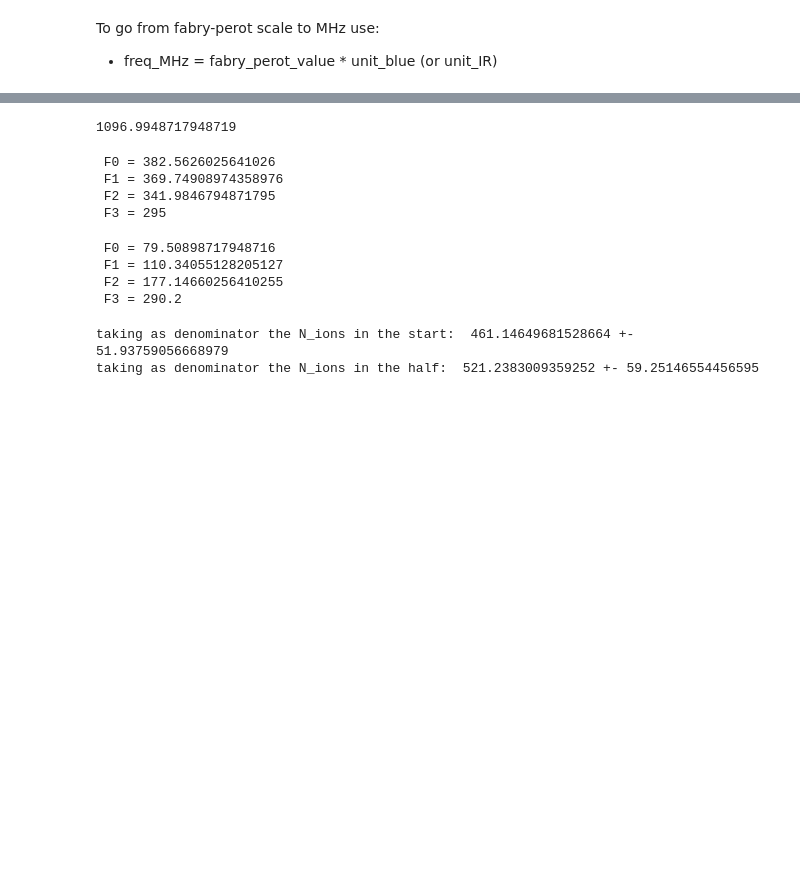
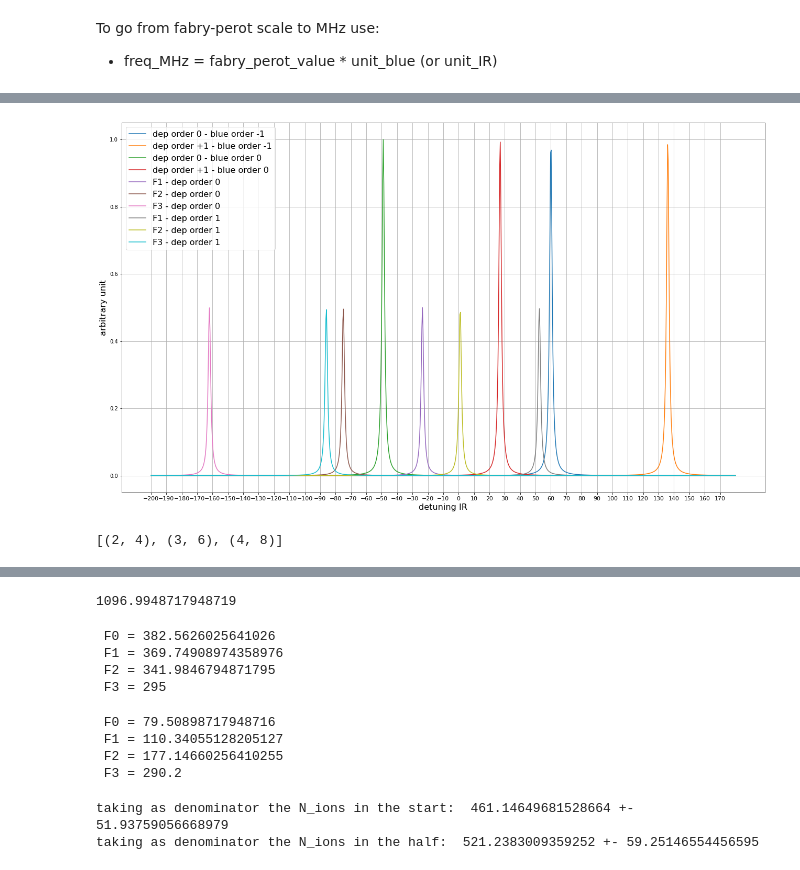
Before and after one commit to Valerio-Amico/Lab-Rydberg, a Jupyter notebook: fabry-perot/from_au_to_mhz.ipynb, the cells around one changed output, grey strips where cells are left out. Cells and saved outputs as stored; diff of their text form; code cells hidden in the pictures; blank space fills up the shorter version.

```diff
--- a/fabry-perot/from_au_to_mhz.ipynb
+++ b/fabry-perot/from_au_to_mhz.ipynb
@@ -23,0 +168,78 @@ new lue :  489
+# %%
+#### depumping
+
+N_points = 1000
+min_detuning_IR = -200
+max_detuning_IR = 180
+detunings = np.linspace(min_detuning_IR, max_detuning_IR, N_points)
+labels = [
+        "dep order 0 - blue order -1",
+        "dep order +1 - blue order -1",
+        "dep order 0 - blue order 0",
+        "dep order +1 - blue order 0",
+        "F1 - dep order 0",
+        "F2 - dep order 0",
+        "F3 - dep order 0",
+        "F1 - dep order 1",
+        "F2 - dep order 1",
+        "F3 - dep order 1",
+]
+exc_sim = {}
+for label in labels:
+    exc_sim[label] = []
+
+for detuning_IR in detunings:
+    # the excitation IR has the order +1 good coupled with the blue order -1.
+    # the order zero of the excitation IR is x MHz higher than the order +1.
+
+    x = 60
+    exc_IR_0 = x - detuning_IR
+    exc_IR_1 = - detuning_IR
+
+    # the order zero of the depumping beam is the same of the excitation beam,
+    # since the RF sent to the AOM+1 is 80 MHz the order -1 is 80 MHz higher.
+
+    dep_IR_0 = x - detuning_IR
+    dep_IR_1 = x + 76 - detuning_IR
+
+    # define the blue radiofrequecy
+
+    blue_RF = 109
+
+    blue_order_0 = blue_RF
+    blue_order_1 = 0
+
+    excitations = [
+                dep_IR_0-blue_order_1,
+                dep_IR_1-blue_order_1,
+                dep_IR_0-blue_order_0,
+                dep_IR_1-blue_order_0,
+                F1-dep_IR_0,
+                F2-dep_IR_0,
+                F3-dep_IR_0,
+                F1-dep_IR_1,
+                F2-dep_IR_1,
+                F3-dep_IR_1,
+                ]
+
+    for label, lasers in zip(labels, excitations):
+        if "F" in label:
+            exc_sim[label].append(lorentian(lasers, 0.5))
+        else:
+            exc_sim[label].append(lorentian(lasers, 1))
+
+plt.figure(figsize=(22,13))
+for k, label in zip(range(len(exc_sim)), labels):
+    plt.plot(detunings, exc_sim[label], label=label)
+plt.legend(fontsize=16)
+plt.xlabel("detuning IR", fontsize=16)
+plt.ylabel("arbitrary unit", fontsize=16)
+plt.xticks(np.arange(min_detuning_IR, max_detuning_IR, 10), fontsize=11)
+plt.grid()
+plt.show()
+# %% [output]
+[figure, added]
+# %%
+list(zip([2,3,4],[4,6,8]))
+# %% [output]
+[(2, 4), (3, 6), (4, 8)]
```
Also changed, not shown: parts of 25 cells of this notebook, 5 other files.
